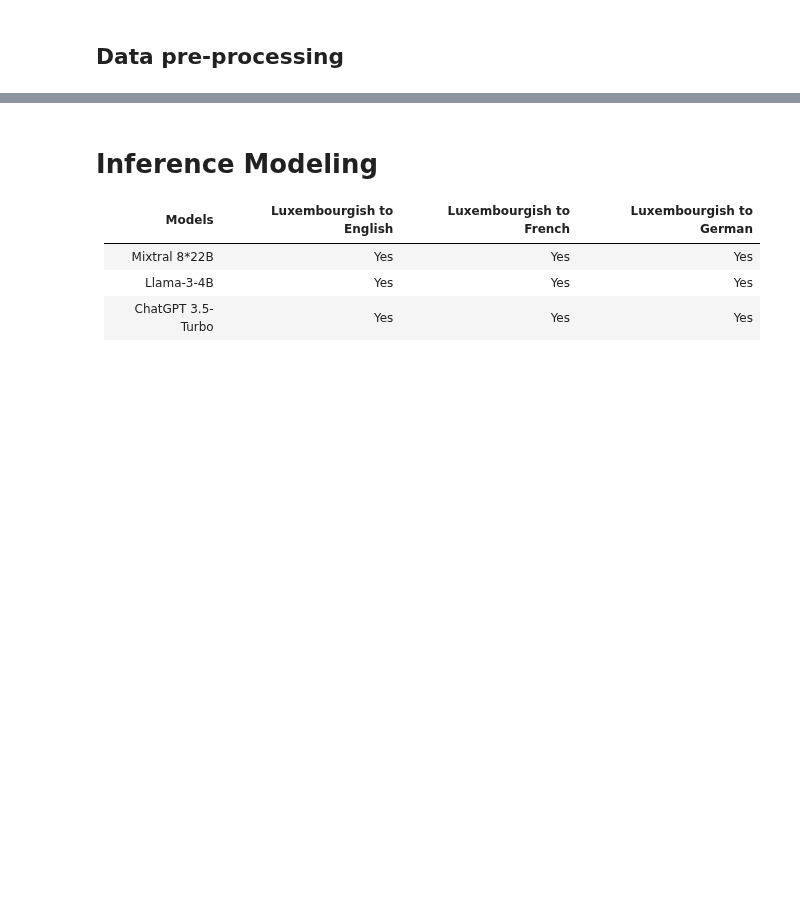
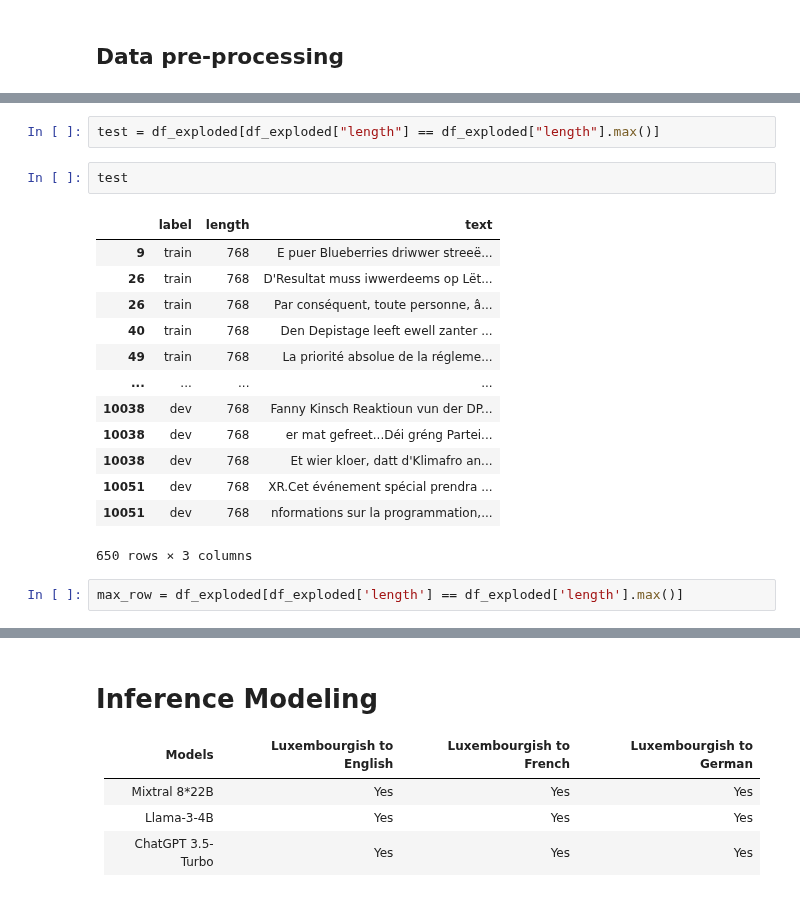
Before and after one commit to DobricLilujun/mt_luxembourgish, a Jupyter notebook: notebook/model_translation_pipeline.ipynb, the cells around one changed output, grey strips where cells are left out. Cells and saved outputs as stored; diff of their text form; blank space fills up the shorter version.

```diff
--- a/notebook/model_translation_pipeline.ipynb
+++ b/notebook/model_translation_pipeline.ipynb
@@ -90,0 +292,20 @@ df_exploded["length"] = df_exploded["text"].apply(len)
+# %%
+test = df_exploded[df_exploded["length"] == df_exploded["length"].max()]
+# %%
+test
+# %% [output]
+|  | label | length | text |
+| 9 | train | 768 | E puer Blueberries driwwer streeë... |
+| 26 | train | 768 | D'Resultat muss iwwerdeems op Lët... |
+| 26 | train | 768 | Par conséquent, toute personne, â... |
+| 40 | train | 768 | Den Depistage leeft ewell zanter ... |
+| 49 | train | 768 | La priorité absolue de la régleme... |
+| ... | ... | ... | ... |
+| 10038 | dev | 768 | Fanny Kinsch Reaktioun vun der DP... |
+| 10038 | dev | 768 | er mat gefreet...Déi gréng Partei... |
+| 10038 | dev | 768 | Et wier kloer, datt d'Klimafro an... |
+| 10051 | dev | 768 | XR.Cet événement spécial prendra ... |
+| 10051 | dev | 768 | nformations sur la programmation,... |
+650 rows × 3 columns
+# %%
+max_row = df_exploded[df_exploded['length'] == df_exploded['length'].max()]
```
Also changed, not shown: parts of 22 cells of this notebook.
